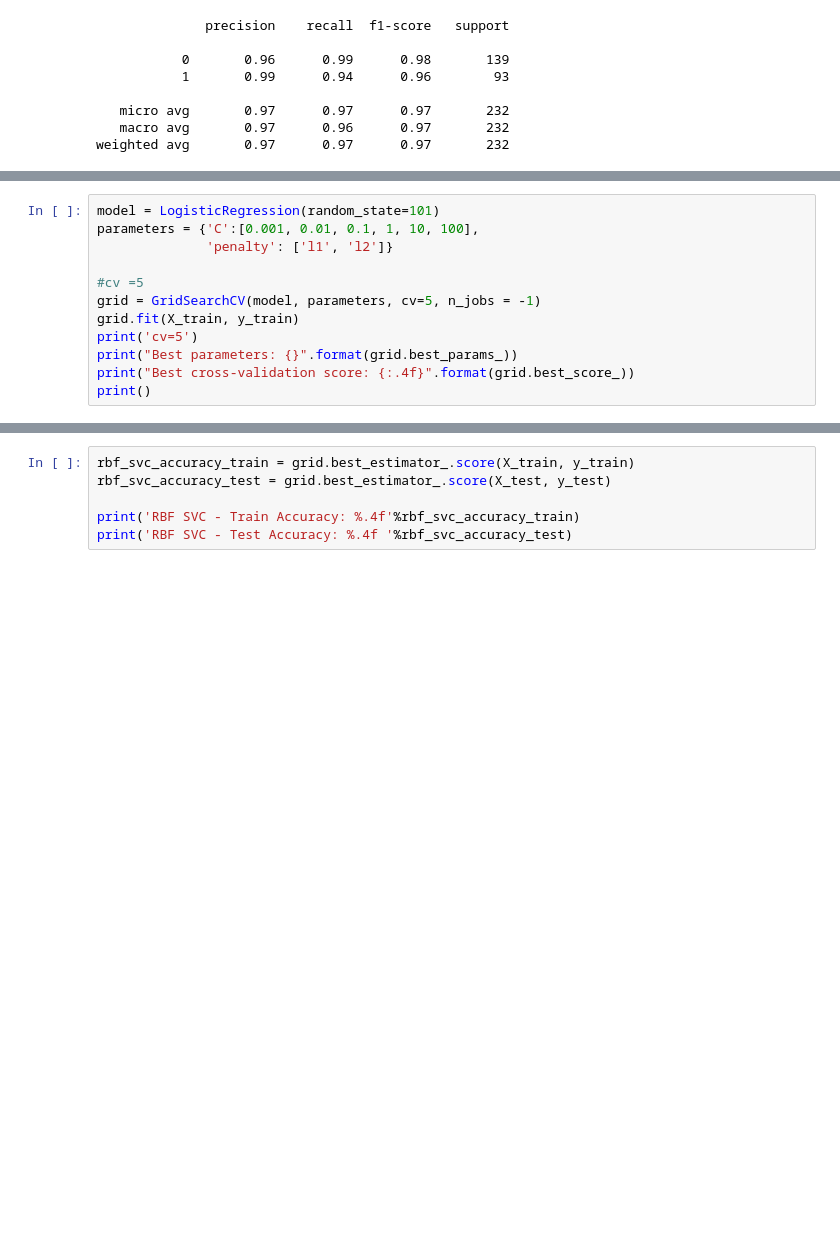
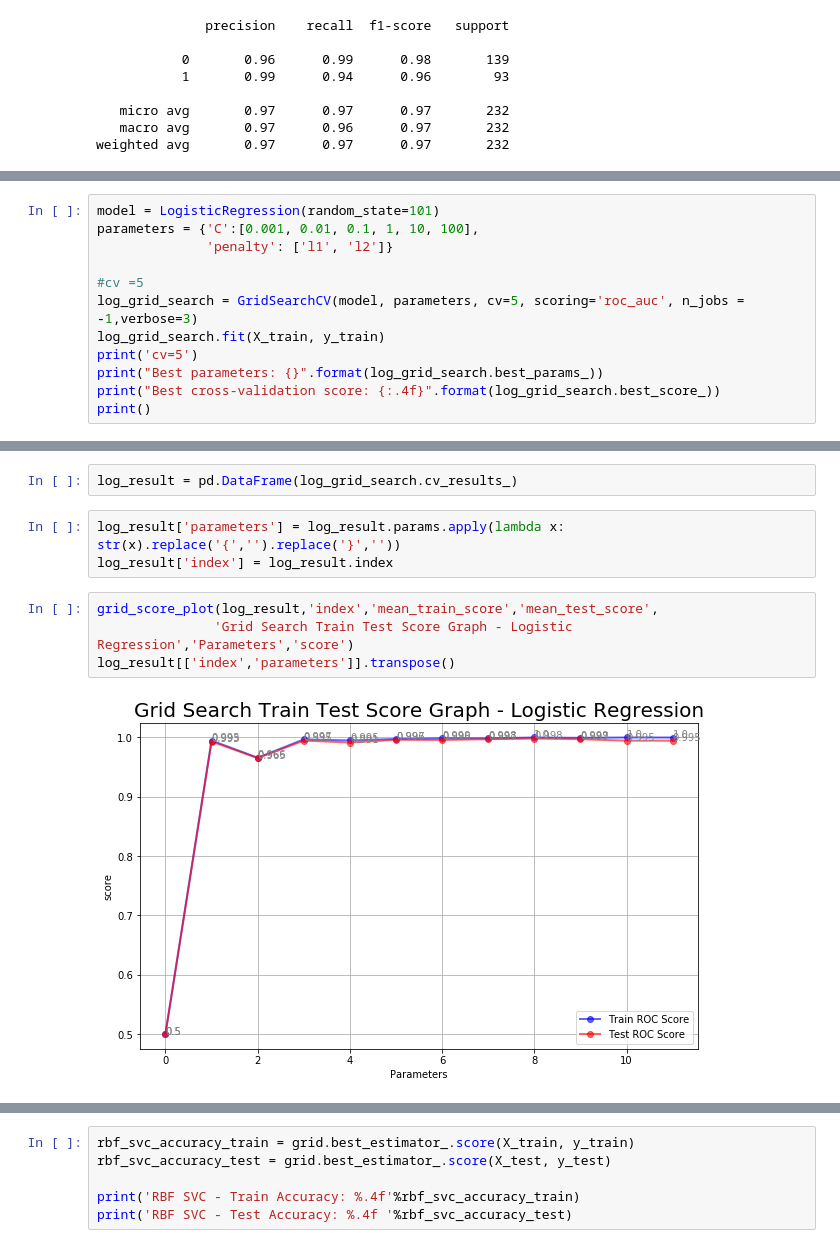
Before and after one commit to kaitensushitogo/Fraudulent-Firm-Classification-Case-Study-of-External-Audit, a Jupyter notebook: Fradulent_Firm_Regression_and_Classification_Project1.ipynb, the cells around one changed output, grey strips where cells are left out. Saved outputs shown, nothing was run; the diff lists cells and outputs as text; blank space fills up the shorter version.

```diff
--- a/Fradulent_Firm_Regression_and_Classification_Project1.ipynb
+++ b/Fradulent_Firm_Regression_and_Classification_Project1.ipynb
@@ -282,10 +332,10 @@ parameters = {'C':[0.001, 0.01, 0.1, 1, 10, 100],
               'penalty': ['l1', 'l2']}
 
 #cv =5
-grid = GridSearchCV(model, parameters, cv=5, n_jobs = -1)
-grid.fit(X_train, y_train)
+log_grid_search = GridSearchCV(model, parameters, cv=5, scoring='roc_auc', n_jobs = -1,verbose=3)
+log_grid_search.fit(X_train, y_train)
 print('cv=5')
-print("Best parameters: {}".format(grid.best_params_))
-print("Best cross-validation score: {:.4f}".format(grid.best_score_))
+print("Best parameters: {}".format(log_grid_search.best_params_))
+print("Best cross-validation score: {:.4f}".format(log_grid_search.best_score_))
 print()
 # %% [output]
@@ -294,0 +349,11 @@ Best cross-validation score: 0.9834
+# %%
+log_result = pd.DataFrame(log_grid_search.cv_results_)
+# %%
+log_result['parameters'] = log_result.params.apply(lambda x: str(x).replace('{','').replace('}',''))
+log_result['index'] = log_result.index
+# %%
+grid_score_plot(log_result,'index','mean_train_score','mean_test_score',
+               'Grid Search Train Test Score Graph - Logistic Regression','Parameters','score')
+log_result[['index','parameters']].transpose()
+# %% [output]
+[figure, added]
```
Also changed, not shown: parts of 60 cells of this notebook.
